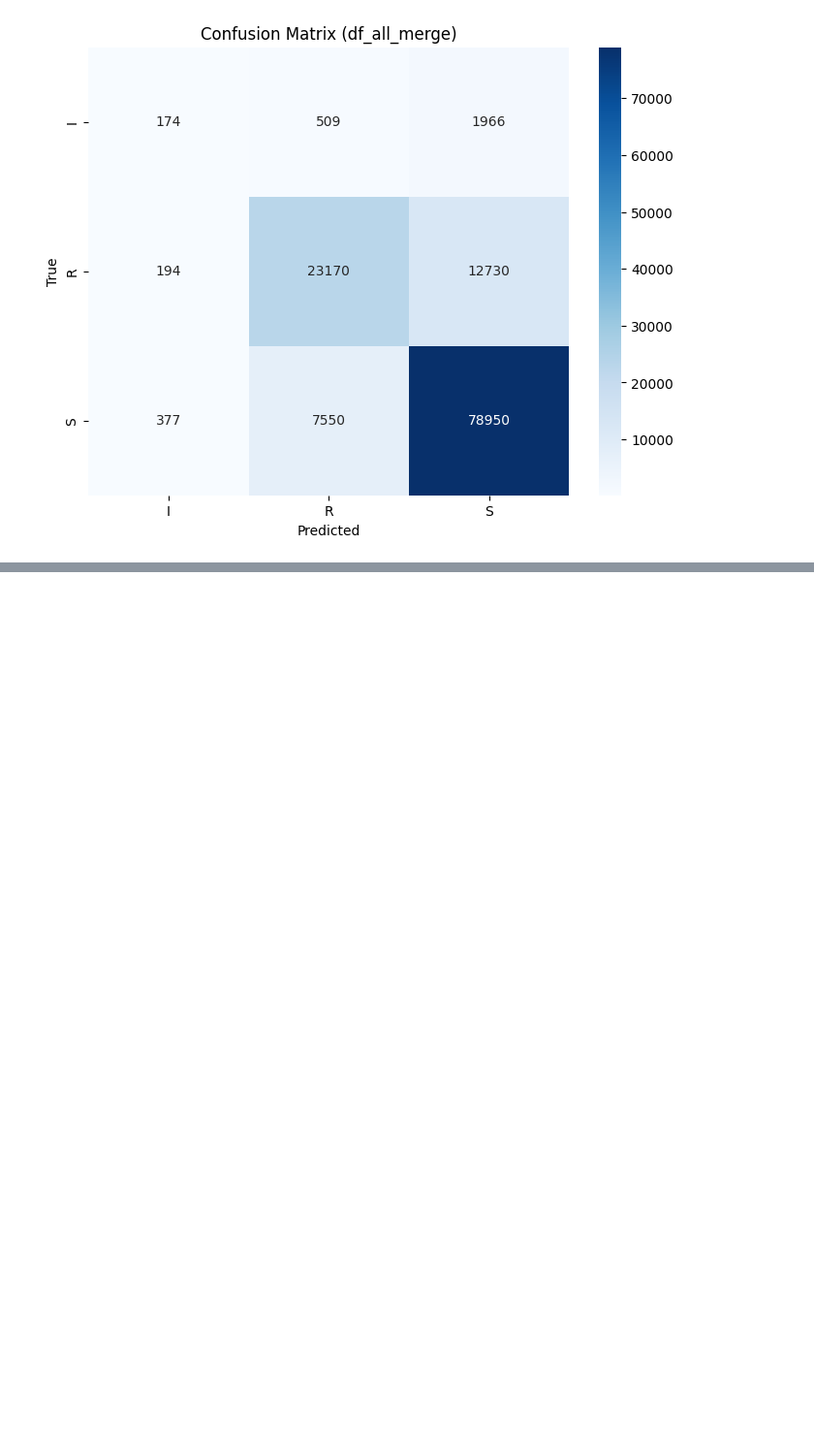
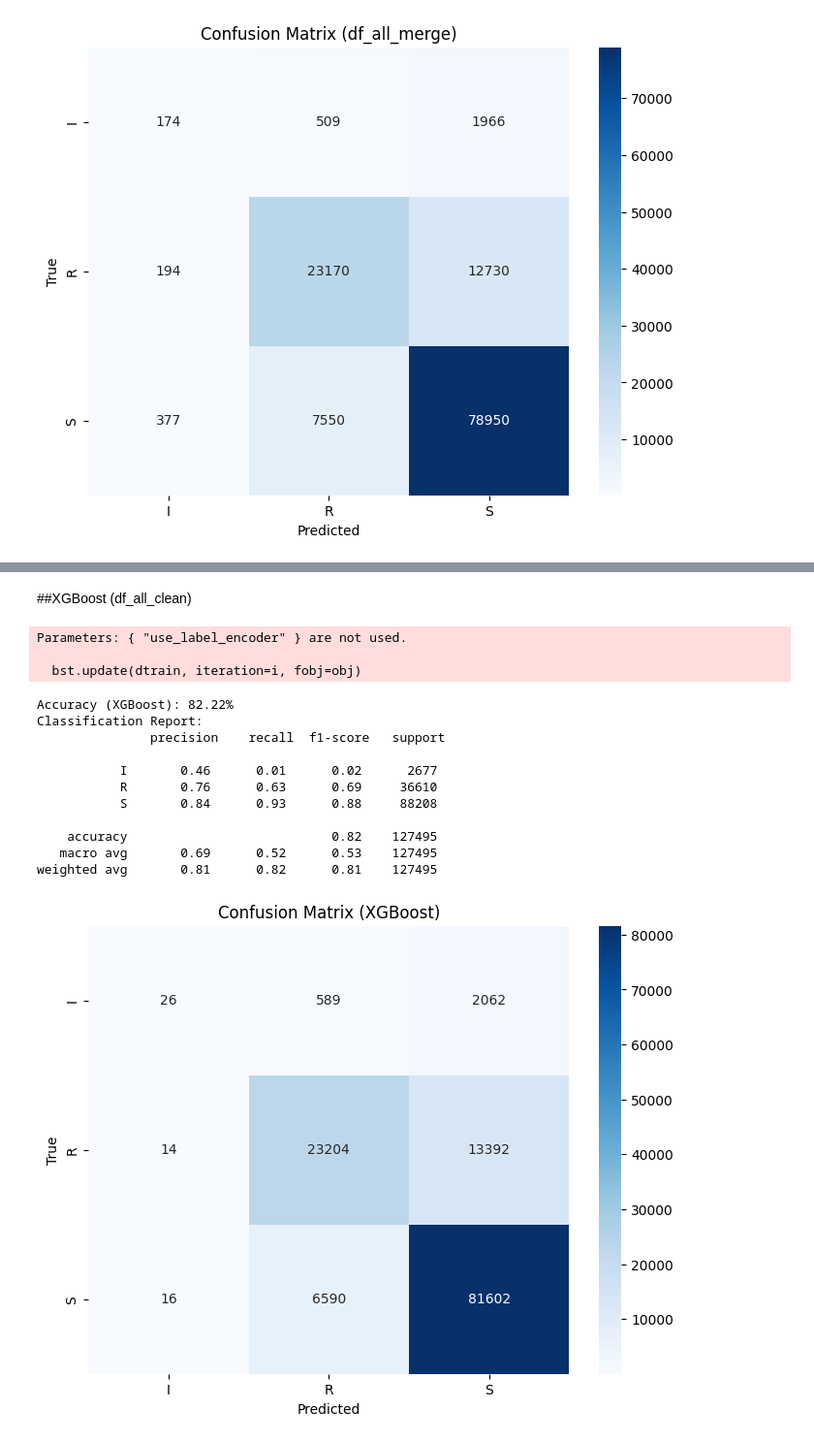
Before and after one commit to Jittiphat-s/Project-Antibiogram, a Jupyter notebook: Antibiogram_02.ipynb, the cells around one changed output, grey strips where cells are left out. Shown at 97% size. Drawn from its saved outputs; the diff is of its cells as text; code cells hidden in the pictures; blank space fills up the shorter version.

```diff
--- a/Antibiogram_02.ipynb
+++ b/Antibiogram_02.ipynb
@@ -3411,0 +3285,69 @@ Preview df_all:
+# %% [markdown]
+##XGBoost (df_all_clean)
+# %%
+# XGBoost (df_all_clean)
+
+from xgboost import XGBClassifier
+
+df_clean = df_all_clean.copy()
+
+# Label Encoding
+encoder = LabelEncoder()
+df_clean['anti_encoded'] = encoder.fit_transform(df_clean['anti_name_clean'].astype(str))
+df_clean['org_encoded'] = encoder.fit_transform(df_clean['org'].astype(str))
+df_clean['specimen_encoded'] = encoder.fit_transform(df_clean['specimen_clean'].astype(str))
+df_clean['vn_encoded'] = encoder.fit_transform(df_clean['vn'].astype(str))
+
+# Target encoding
+y_encoder = LabelEncoder()
+df_clean['anti_result_encoded'] = y_encoder.fit_transform(df_clean['anti_result_clean'].astype(str))
+
+# Feature Engineering
+df_clean['date_r'] = pd.to_datetime(df_clean['date_r'], errors='coerce')
+df_clean['day_of_week'] = df_clean['date_r'].dt.dayofweek.fillna(0).astype(int)
+df_clean['month'] = df_clean['date_r'].dt.month.fillna(0).astype(int)
+
+# Map dia
+dia_map = {"None":0, "Few":1, "Moderate":2, "Many":3}
+df_clean['dia'] = df_clean['dia'].map(dia_map).fillna(0).astype(int)
+
+df_clean = df_clean.fillna(0)
+
+# Input & Output
+X = df_clean[['anti_encoded','org_encoded','specimen_encoded','vn_encoded','dia','day_of_week','month']]
+y = df_clean['anti_result_encoded']
+
+X_train, X_test, y_train, y_test = train_test_split(X, y, test_size=0.2, random_state=42, stratify=y)
+
+# XGBoost Classifier
+model = XGBClassifier(use_label_encoder=False, eval_metric='mlogloss', random_state=42)
+model.fit(X_train, y_train)
+y_pred = model.predict(X_test)
+
+print(f"Accuracy (XGBoost): {accuracy_score(y_test, y_pred)*100:.2f}%")
+print("Classification Report:\n", classification_report(y_test, y_pred, target_names=y_encoder.classes_))
+
+conf_matrix = confusion_matrix(y_test, y_pred)
+plt.figure(figsize=(8,6))
+sns.heatmap(conf_matrix, annot=True, fmt="d", cmap="Blues",
+            xticklabels=y_encoder.classes_, yticklabels=y_encoder.classes_)
+plt.title("Confusion Matrix (XGBoost)")
+plt.xlabel("Predicted")
+plt.ylabel("True")
+plt.show()
+# %% [output]
+Parameters: { "use_label_encoder" } are not used.
+
+  bst.update(dtrain, iteration=i, fobj=obj)
+Accuracy (XGBoost): 82.22%
+Classification Report:
+               precision    recall  f1-score   support
+
+           I       0.46      0.01      0.02      2677
+           R       0.76      0.63      0.69     36610
+           S       0.84      0.93      0.88     88208
+
+    accuracy                           0.82    127495
+   macro avg       0.69      0.52      0.53    127495
+weighted avg       0.81      0.82      0.81    127495
+[figure, added]
```
Also changed, not shown: parts of 17 cells of this notebook.
